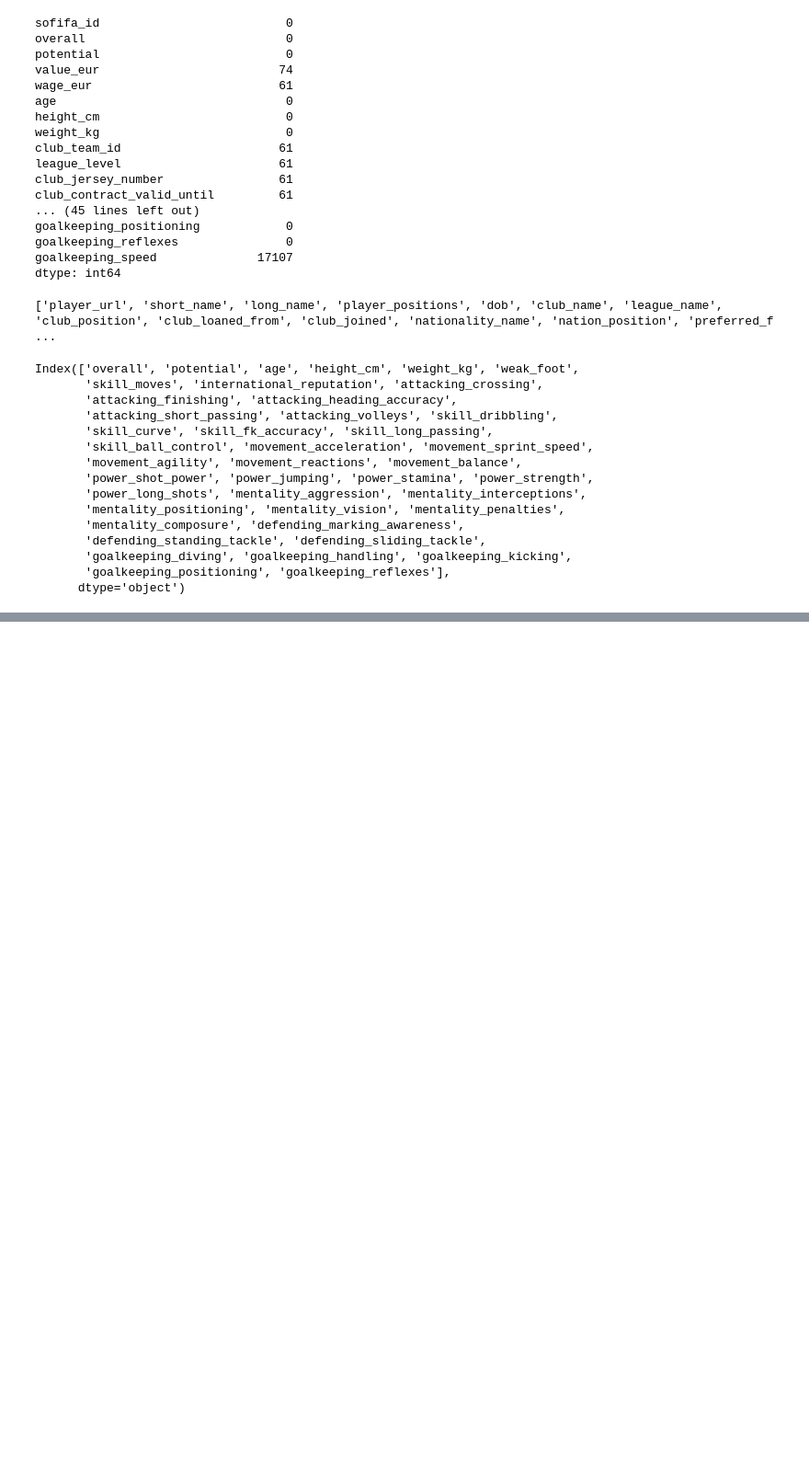
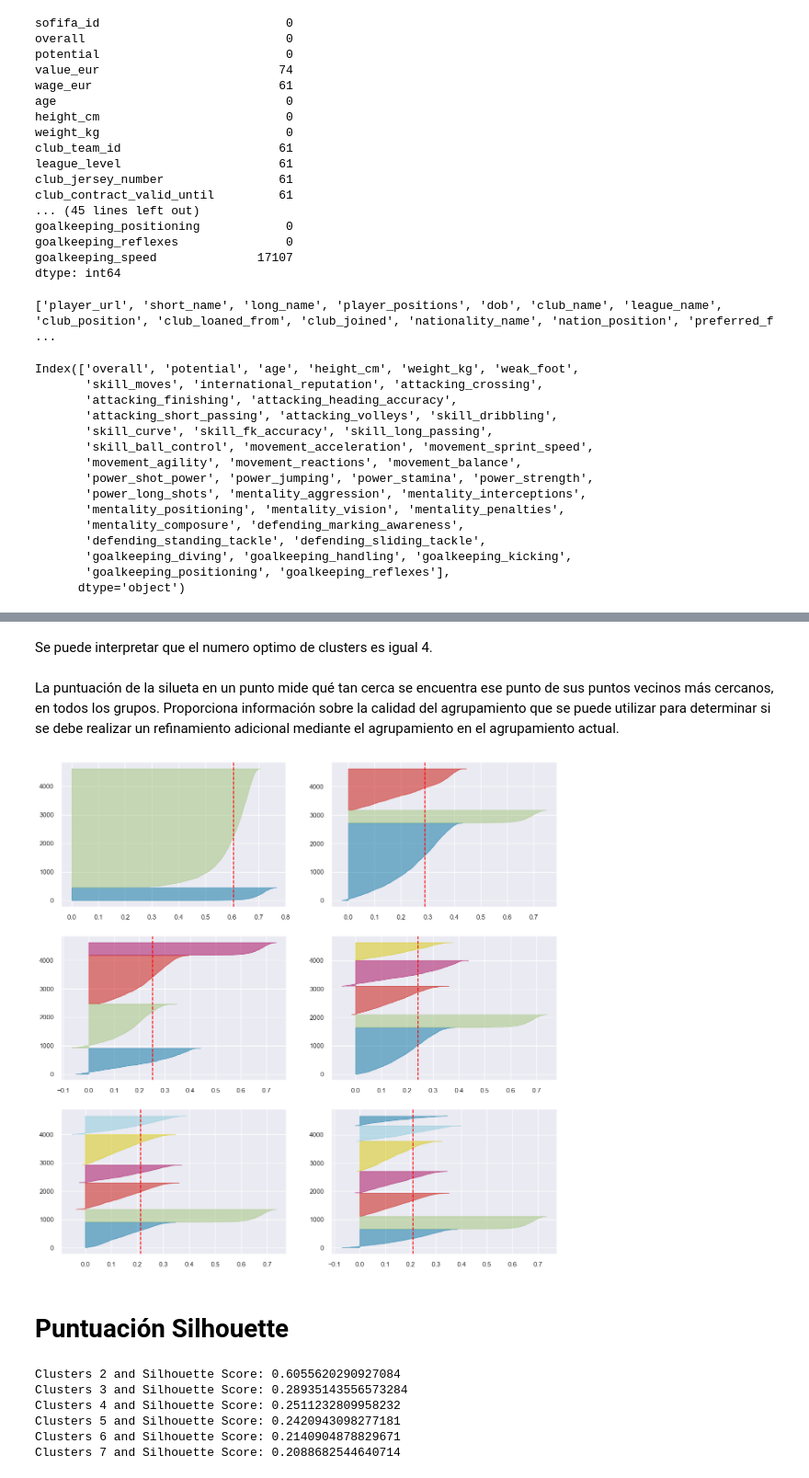
Before and after one commit to pablonicolasr/diplodatos-aans-2022-grupo32, a Jupyter notebook: entregable5_pablonicolasramos90.ipynb, the cells around one changed output, grey strips where cells are left out. Shown at 92% size. Cells and saved outputs as stored; diff of their text form; code cells hidden in the pictures; blank space fills up the shorter version.

```diff
--- a/entregable5_pablonicolasramos90.ipynb
+++ b/entregable5_pablonicolasramos90.ipynb
@@ -445,0 +465,48 @@ plt.show()
+# %% [markdown]
+Se puede interpretar que el numero optimo de clusters es igual 4.
+# %% [markdown]
+La puntuación de la silueta en un punto mide qué tan cerca se encuentra ese punto de sus puntos vecinos más cercanos, en todos los grupos. Proporciona información sobre la calidad del agrupamiento que se puede utilizar para determinar si se debe realizar un refinamiento adicional mediante el agrupamiento en el agrupamiento actual.
+# %%
+fig, ax = plt.subplots(3, 2, figsize=(15,15))
+
+for i in range(2, 8):
+    '''
+    Create KMeans instance for different number of clusters
+    '''
+    km = KMeans(n_clusters=i, init="k-means++", n_init=10, max_iter=100, random_state=42)
+    q, mod = divmod(i, 2)
+    '''
+    Create SilhouetteVisualizer instance with KMeans instance
+    Fit the visualizer
+    '''
+    visualizer = SilhouetteVisualizer(km, colors="yellowbrick", ax=ax[q-1][mod])
+    visualizer.fit(df_skills_z_new)
+# %% [output]
+[figure, added]
+# %% [markdown]
+# Puntuación Silhouette
+# %%
+# Instantiate the KMeans models
+
+for i in range(2, 8):
+    #
+    km = KMeans(n_clusters=i, random_state=42)
+    #
+    # Fit the KMeans model
+    #
+    km.fit_predict(df_skills_z_new)
+    #
+    # Calculate Silhoutte Score
+    #
+    score = silhouette_score(df_skills_z_new, km.labels_, metric="euclidean")
+    #
+    # Print the score
+    #
+    print(f"Clusters {i} and Silhouette Score: {score}")
+# %% [output]
+Clusters 2 and Silhouette Score: 0.6055620290927084
+Clusters 3 and Silhouette Score: 0.28935143556573284
+Clusters 4 and Silhouette Score: 0.2511232809958232
+Clusters 5 and Silhouette Score: 0.2420943098277181
+Clusters 6 and Silhouette Score: 0.2140904878829671
+Clusters 7 and Silhouette Score: 0.2088682544640714
```
Also changed, not shown: parts of 44 cells of this notebook.
